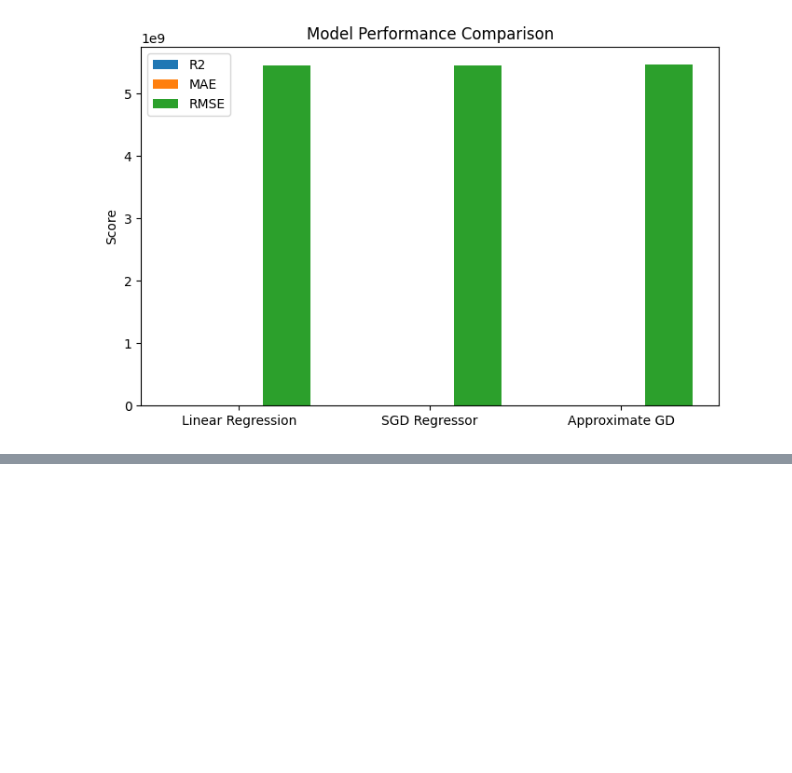
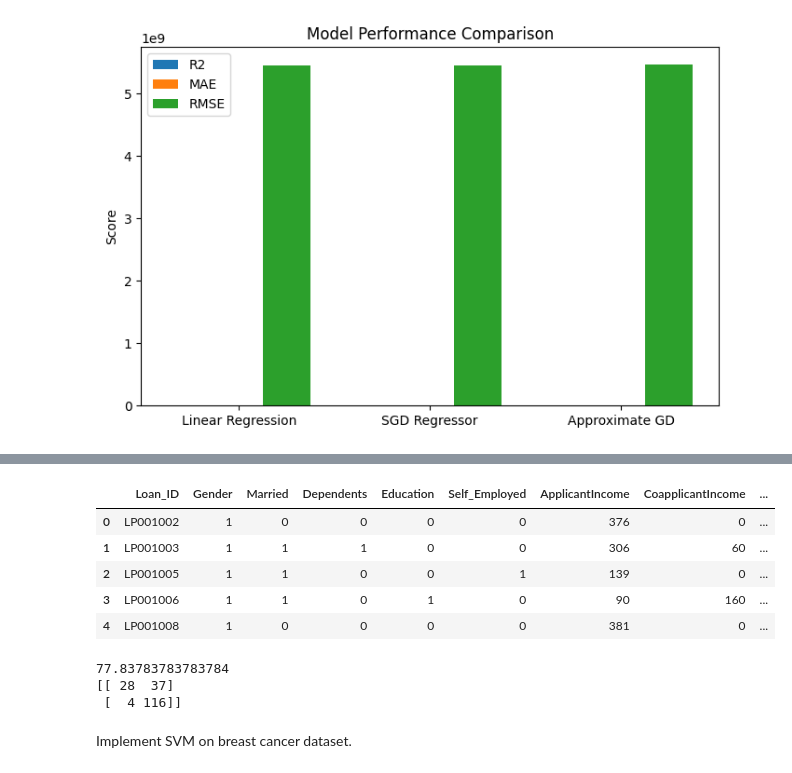
Before and after one commit to vedith12/ML-tasks, a Jupyter notebook: ML_basics.ipynb, the cells around one changed output, grey strips where cells are left out. Drawn from its saved outputs; the diff is of its cells as text; code cells hidden in the pictures; blank space fills up the shorter version.

```diff
--- a/ML_basics.ipynb
+++ b/ML_basics.ipynb
@@ -2006,0 +2109,43 @@ plt.show()
+# %%
+#converting categorical data into numerical data using label encoder
+from sklearn.preprocessing import LabelEncoder
+#this list contains both numeric and categoricla data
+features = ['Gender', 'Married', 'Dependents', 'Education', 'Self_Employed', 'CoapplicantIncome', 'LoanAmount', 'Loan_Amount_Term', 'ApplicantIncome', 'Credit_History','Property_Area', 'Loan_Status']
+le = LabelEncoder()
+for feature in features:
+  loan[feature] = le.fit_transform(loan[feature])
+loan.head()
+# %% [output]
+|  | Loan_ID | Gender | Married | Dependents | Education | Self_Employed | ApplicantIncome | CoapplicantIncome | ... |
+| 0 | LP001002 | 1 | 0 | 0 | 0 | 0 | 376 | 0 | ... |
+| 1 | LP001003 | 1 | 1 | 1 | 0 | 0 | 306 | 60 | ... |
+| 2 | LP001005 | 1 | 1 | 0 | 0 | 1 | 139 | 0 | ... |
+| 3 | LP001006 | 1 | 1 | 0 | 1 | 0 | 90 | 160 | ... |
+| 4 | LP001008 | 1 | 0 | 0 | 0 | 0 | 381 | 0 | ... |
+# %%
+#splitting into train test data
+features = ['Gender', 'Married', 'Dependents', 'Education', 'Self_Employed', 'CoapplicantIncome', 'LoanAmount', 'Loan_Amount_Term', 'ApplicantIncome', 'Credit_History','Property_Area']
+
+X = loan[features]
+y = loan['Loan_Status']
+X_train, X_test, y_train, y_test = train_test_split(X, y, test_size = 0.3, random_state = 42)
+
+#train the NB model
+model = GaussianNB()
+model.fit(X_train, y_train)
+
+#prediction
+y_pred = model.predict(X_test)
+
+#Calculate Accuracy
+accuracy = accuracy_score(y_test, y_pred)
+print(accuracy*100)
+#confusion matrix
+confmat = confusion_matrix(y_test, y_pred)
+print(confmat)
+# %% [output]
+77.83783783783784
+[[ 28  37]
+ [  4 116]]
+# %% [markdown]
+Implement SVM on breast cancer dataset.
```
Also changed, not shown: parts of 19 cells of this notebook.
